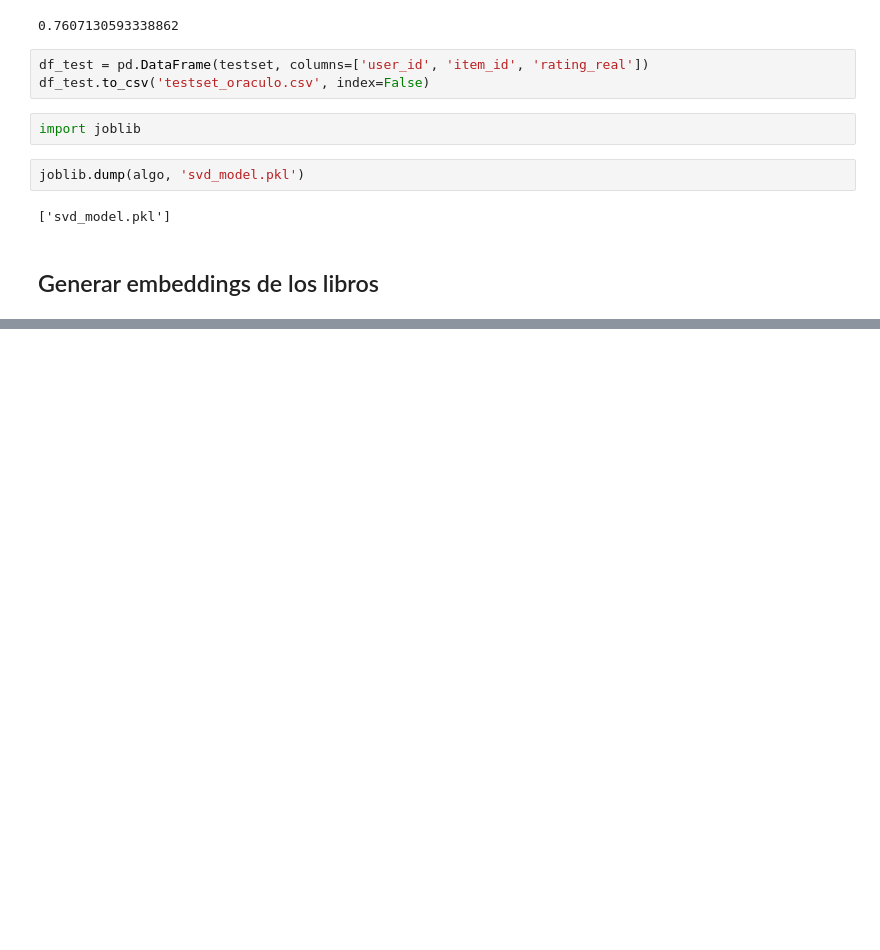
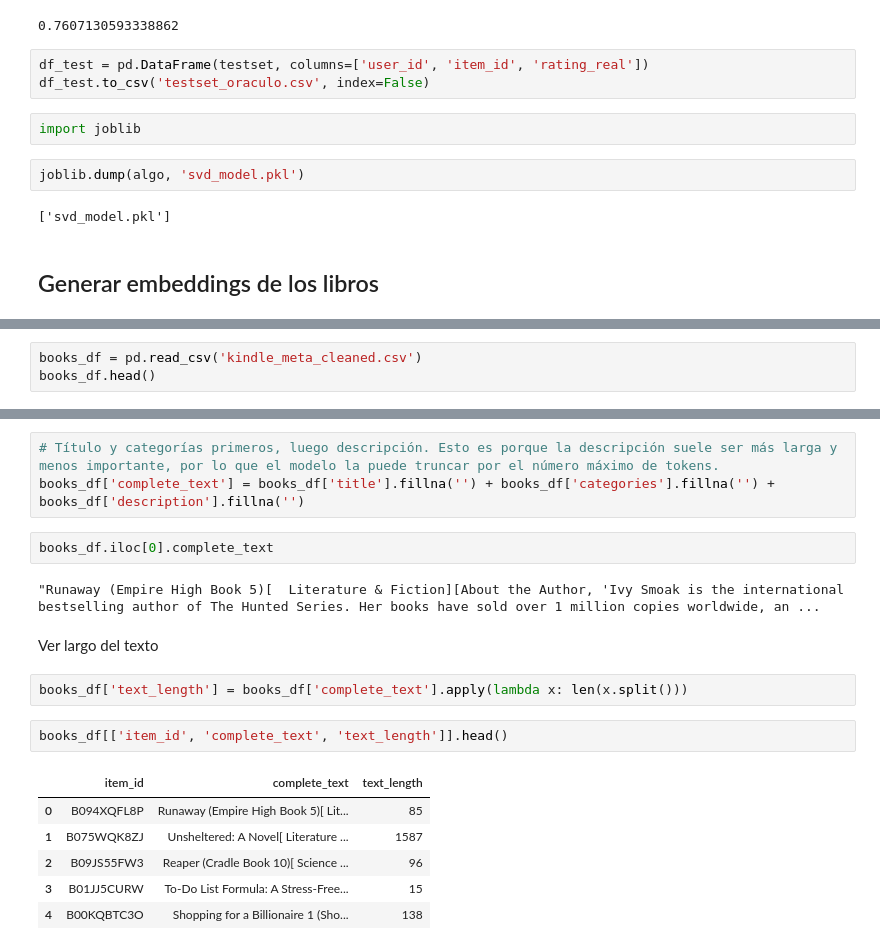
Before and after one commit to valentin-diaz/marketplace-recommender-backend, a Jupyter notebook: recommender/recommender.ipynb, the cells around one changed output, grey strips where cells are left out. Drawn from its saved outputs; the diff is of its cells as text; blank space fills up the shorter version.

```diff
--- a/recommender/recommender.ipynb
+++ b/recommender/recommender.ipynb
@@ -274,0 +277,3 @@ joblib.dump(algo, 'svd_model.pkl')
+# %%
+books_df = pd.read_csv('kindle_meta_cleaned.csv')
+books_df.head()
@@ -274,0 +287,20 @@ joblib.dump(algo, 'svd_model.pkl')
+# %%
+# Título y categorías primeros, luego descripción. Esto es porque la descripción suele ser más larga y menos importante, por lo que el modelo la puede truncar por el número máximo de tokens.
+books_df['complete_text'] = books_df['title'].fillna('') + books_df['categories'].fillna('') + books_df['description'].fillna('')
+# %%
+books_df.iloc[0].complete_text
+# %% [output]
+"Runaway (Empire High Book 5)[  Literature & Fiction][About the Author, 'Ivy Smoak is the international bestselling author of The Hunted Series. Her books have sold over 1 million copies worldwide, an ...
+# %% [markdown]
+Ver largo del texto
+# %%
+books_df['text_length'] = books_df['complete_text'].apply(lambda x: len(x.split()))
+# %%
+books_df[['item_id', 'complete_text', 'text_length']].head()
+# %% [output]
+|  | item_id | complete_text | text_length |
+| 0 | B094XQFL8P | Runaway (Empire High Book 5)[ Lit... | 85 |
+| 1 | B075WQK8ZJ | Unsheltered: A Novel[ Literature ... | 1587 |
+| 2 | B09JS55FW3 | Reaper (Cradle Book 10)[ Science ... | 96 |
+| 3 | B01JJ5CURW | To-Do List Formula: A Stress-Free... | 15 |
+| 4 | B00KQBTC3O | Shopping for a Billionaire 1 (Sho... | 138 |
```
Also changed, not shown: parts of 9 cells of this notebook, 1 other file.
